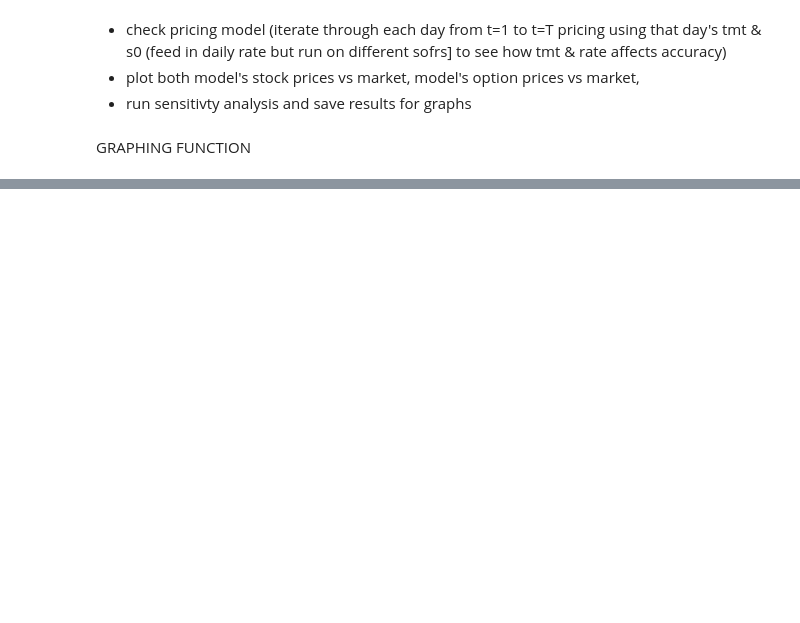
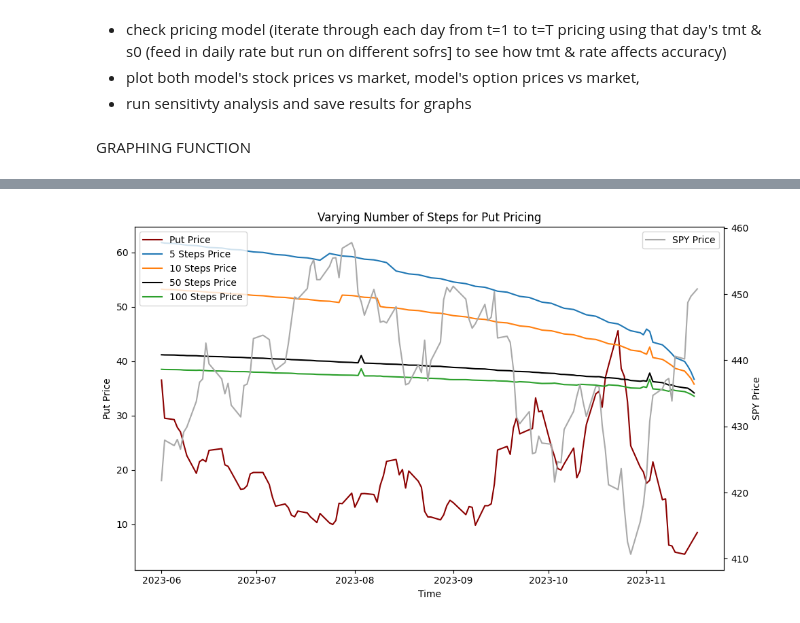
Before and after one commit to drewcarranti/binom_opt_pricing, a Jupyter notebook: pricing/opt_pricing.ipynb, the cells around one changed output, grey strips where cells are left out. Saved outputs shown, nothing was run; the diff lists cells and outputs as text; code cells hidden in the pictures; blank space fills up the shorter version.

```diff
--- a/pricing/opt_pricing.ipynb
+++ b/pricing/opt_pricing.ipynb
@@ -526,0 +643,27 @@ def plot_xy(x, y, title, x_label, y_label, legend_label=None):
+# %%
+import matplotlib.pyplot as plt
+
+fig, ax1 = plt.subplots(figsize=(10, 6))
+
+color = 'tab:red'
+ax1.set_xlabel('Time')
+ax1.set_ylabel('Put Price', color='black')
+ax1.plot(put['put'], color='darkred', label='Put Price')
+ax1.plot(put['5price'], label='5 Steps Price')
+ax1.plot(put['10price'], label='10 Steps Price')
+ax1.plot(put['50price'], color='black', label='50 Steps Price')
+ax1.plot(put['100price'], label='100 Steps Price')
+ax1.tick_params(axis='y', labelcolor='black')
+ax1.legend(loc='upper left')
+
+ax2 = ax1.twinx()
+ax2.set_ylabel('SPY Price', color='black')
+ax2.plot(put['spy'], color='darkgray', label='SPY Price')
+ax2.tick_params(axis='y', labelcolor='black')
+ax2.legend(loc='upper right')
+
+plt.title('Varying Number of Steps for Put Pricing')
+fig.tight_layout()
+plt.show()
+# %% [output]
+[figure, added]
```
Also changed, not shown: parts of 25 cells of this notebook, 2 other files.
